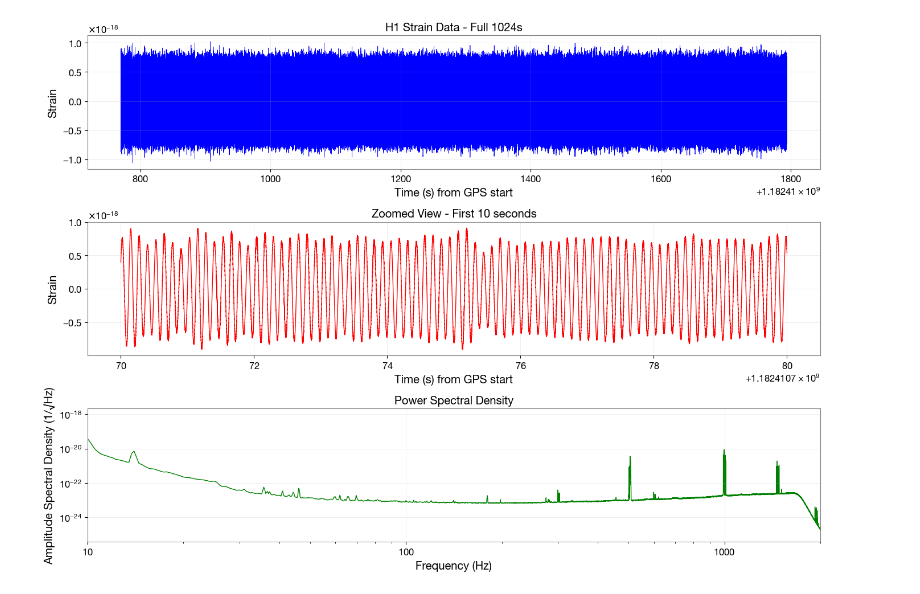
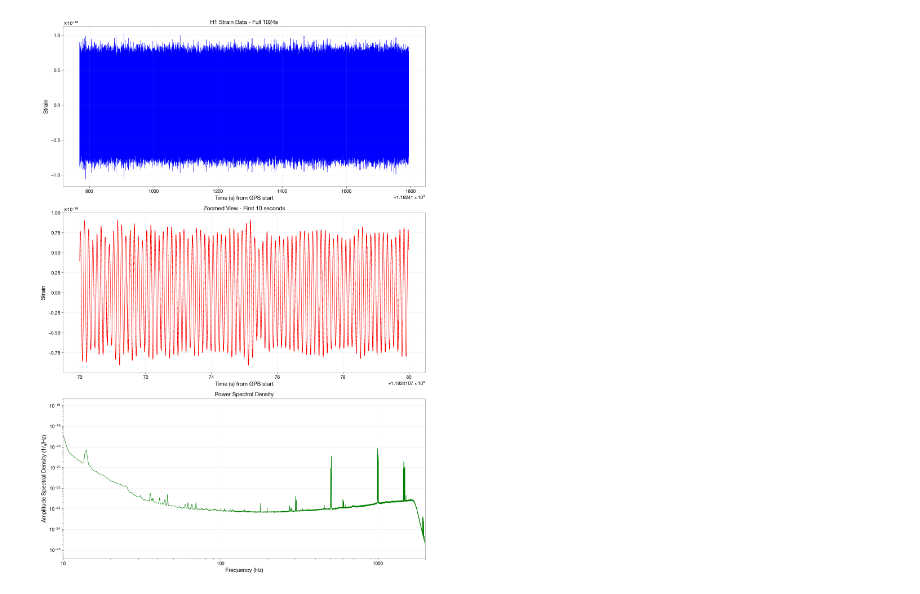
Before and after one commit to LemonCut/DeepClean-LIGO, a Jupyter notebook: Data_Visualization.ipynb, the cells around one changed output. Cells and saved outputs as stored; diff of their text form; code cells hidden in the pictures.

Commit message:
Download same train and test data from paper

```diff
--- a/Data_Visualization.ipynb
+++ b/Data_Visualization.ipynb
@@ -74,0 +59,3 @@ Downloading 1024s of H1 data starting at GPS 1182410770...
+# %%
+train_data = download_data(gps_start=1182410770, duration=1024)
+test_data = download_data(gps_start=1182411794, duration=1024)
@@ -77,35 +82,38 @@ Downloading 1024s of H1 data starting at GPS 1182410770...
 import matplotlib.pyplot as plt
 import numpy as np
 
-# Create a figure with multiple subplots
-fig, axes = plt.subplots(3, 1, figsize=(14, 10))
+def visualize_data(data):
+    # Create a figure with multiple subplots
+    fig, axes = plt.subplots(3, 1, figsize=(14, 20))
 
-# 1. Time series plot (full duration)
-axes[0].plot(data.times.value, data.value, 'b-', linewidth=0.5)
-axes[0].set_xlabel('Time (s) from GPS start')
-axes[0].set_ylabel('Strain')
-axes[0].set_title(f'{detector} Strain Data - Full {duration}s')
-axes[0].grid(True, alpha=0.3)
+    # 1. Time series plot (full duration)
+    axes[0].plot(data.times.value, data.value, 'b-', linewidth=0.5)
+    axes[0].set_xlabel('Time (s) from GPS start')
+    axes[0].set_ylabel('Strain')
+    axes[0].set_title(f'H1 Strain Data - Full 1024s')
+    axes[0].grid(True, alpha=0.3)
 
-# 2. Zoomed time series (first 10 seconds)
-zoom_duration = 10
-zoom_mask = data.times.value <= (data.times.value[0] + zoom_duration)
-axes[1].plot(data.times.value[zoom_mask], data.value[zoom_mask], 'r-', linewidth=1)
-axes[1].set_xlabel('Time (s) from GPS start')
-axes[1].set_ylabel('Strain')
-axes[1].set_title(f'Zoomed View - First {zoom_duration} seconds')
-axes[1].grid(True, alpha=0.3)
+    # 2. Zoomed time series (first 10 seconds)
+    zoom_duration = 10
+    zoom_mask = data.times.value <= (data.times.value[0] + zoom_duration)
+    axes[1].plot(data.times.value[zoom_mask], data.value[zoom_mask], 'r-', linewidth=1)
+    axes[1].set_xlabel('Time (s) from GPS start')
+    axes[1].set_ylabel('Strain')
+    axes[1].set_title(f'Zoomed View - First {zoom_duration} seconds')
+    axes[1].grid(True, alpha=0.3)
 
-# 3. Power Spectral Density (PSD)
-psd = data.psd(fftlength=4, overlap=2)
-axes[2].loglog(psd.frequencies.value, np.sqrt(psd.value), 'g-', linewidth=1)
-axes[2].set_xlabel('Frequency (Hz)')
-axes[2].set_ylabel('Amplitude Spectral Density (1/√Hz)')
-axes[2].set_title('Power Spectral Density')
-axes[2].set_xlim(10, 2000)
-axes[2].grid(True, alpha=0.3)
+    # 3. Power Spectral Density (PSD)
+    psd = data.psd(fftlength=4, overlap=2)
+    axes[2].loglog(psd.frequencies.value, np.sqrt(psd.value), 'g-', linewidth=1)
+    axes[2].set_xlabel('Frequency (Hz)')
+    axes[2].set_ylabel('Amplitude Spectral Density (1/√Hz)')
+    axes[2].set_title('Power Spectral Density')
+    axes[2].set_xlim(10, 2000)
+    axes[2].grid(True, alpha=0.3)
 
-plt.tight_layout()
-plt.show()
+    plt.tight_layout()
+    plt.show()
-# %% [output]
-[figure, removed]
+# %%
+visualize_data(train_data)
+# %% [output]
+[figure, added]
```
Also changed, not shown: parts of 5 cells of this notebook, 1 other file.
